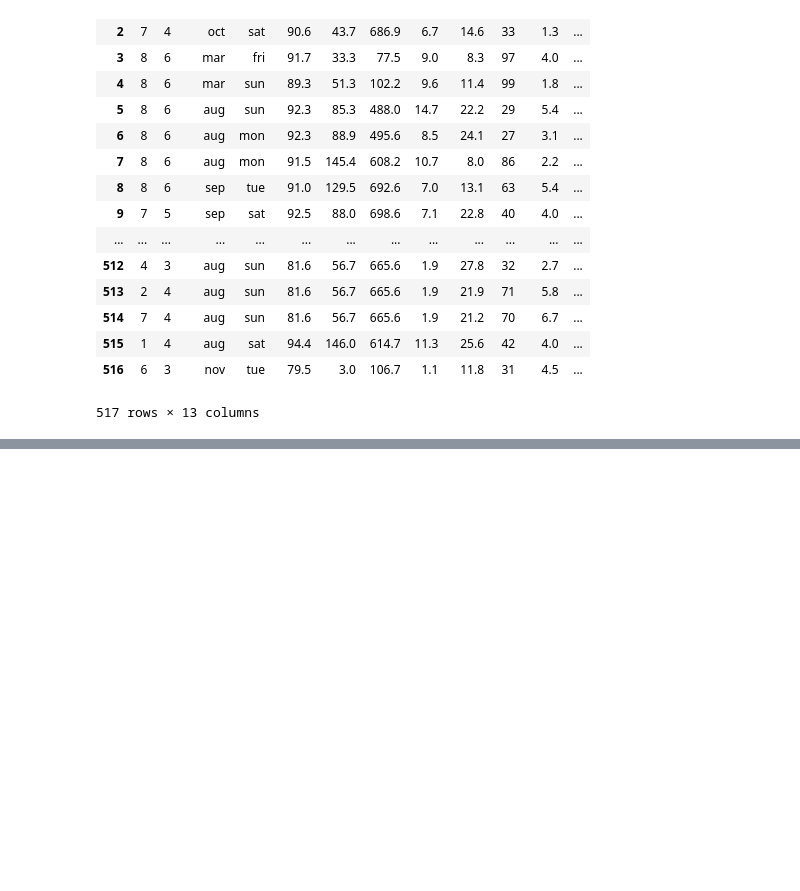
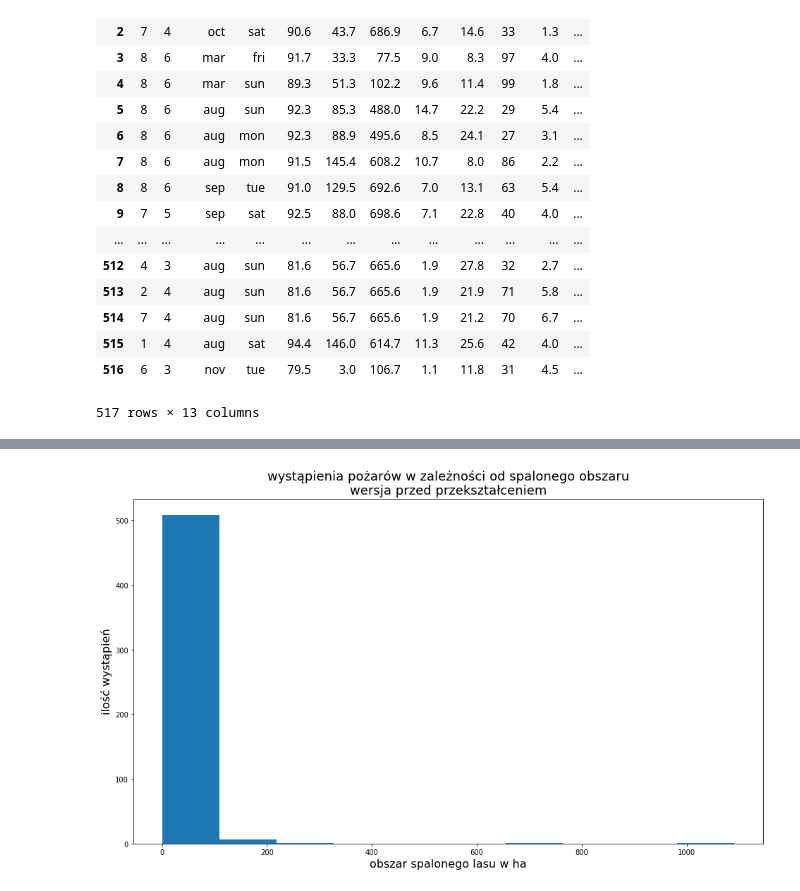
Before and after one commit to Jack-the-bubble/pszt_2, a Jupyter notebook: try_1/Untitled.ipynb, the cells around one changed output, grey strips where cells are left out. Saved outputs shown, nothing was run; the diff lists cells and outputs as text; code cells hidden in the pictures; blank space fills up the shorter version.

Commit message:
finished analyzing data

```diff
--- a/try_1/Untitled.ipynb
+++ b/try_1/Untitled.ipynb
@@ -96,0 +102,11 @@ data
+# %%
+days = {'mon': 0, 'tue': 1, 'wed': 2, 'thu': 3, 'fri': 4, 'sat': 5, 'sun': 6}
+month = {'jan': 0, 'feb': 1, 'mar': 2, 'apr': 3, 'may': 4, 'jun': 5, 'jul': 6, 'aug': 7, 'sep': 8, 'oct': 9, 'nov': 10, 'dec': 11}
+
+#mapowanie wartości dla potrzeby dalszych obliczeń
+data_set = data.copy()
+
+data_set['day'] = data_set['day'].map(days)
+data_set['month'] = data_set['month'].map(month)
+
+data_set
@@ -96,0 +136,12 @@ data
+# %%
+#wystąpienia pożaru w zależności od powierzchni
+
+mpt.figure(figsize=(16, 9))
+mpt.hist(data_set.loc[:, 'area'])
+mpt.title("wystąpienia pożarów w zależności od spalonego obszaru\n"\
+        "wersja przed przekształceniem", fontsize=18)
+mpt.xlabel('obszar spalonego lasu w ha', fontsize = 16)
+mpt.ylabel('ilość wystąpień',fontsize = 16)
+mpt.show()
+# %% [output]
+[figure, added]
```
Also changed, not shown: parts of 9 cells of this notebook.
